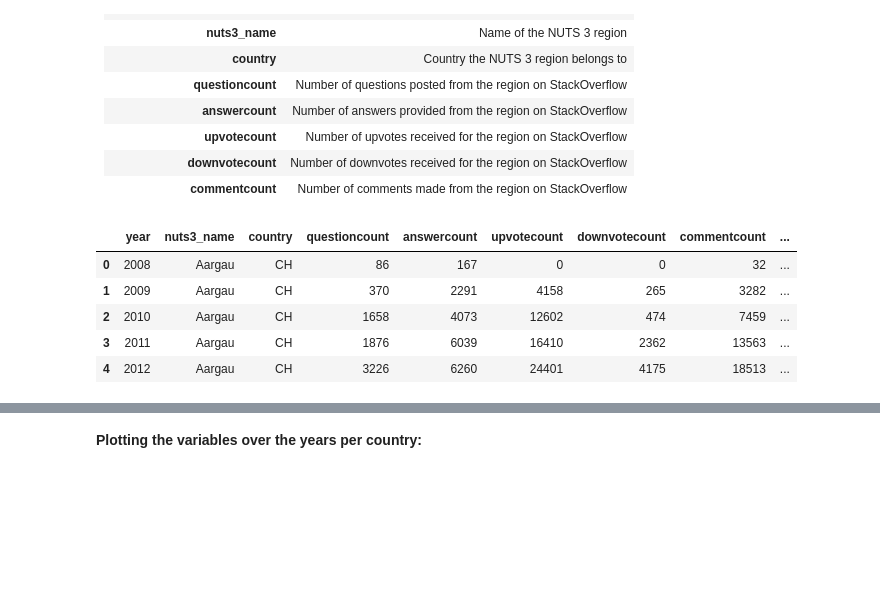
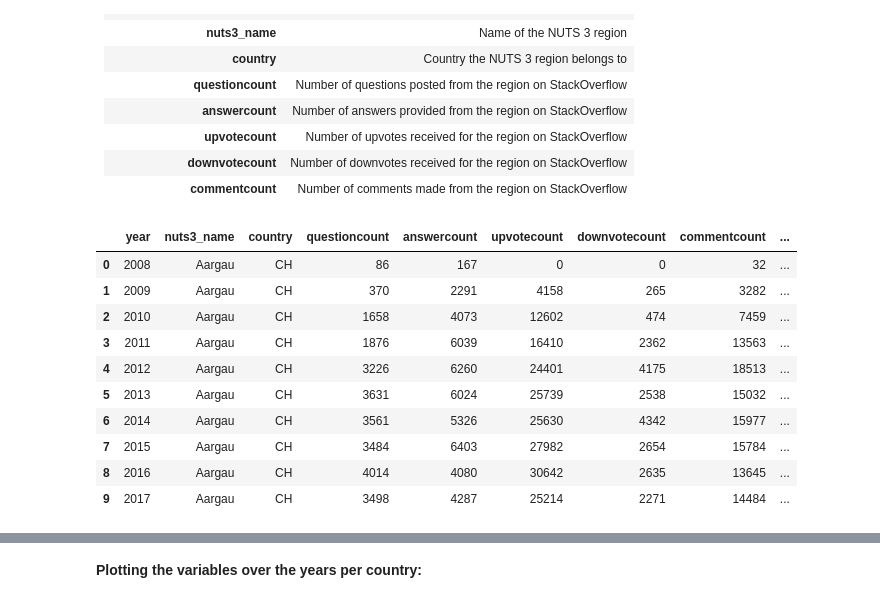
Before and after one commit to carferrom/Nova-SBE-Field-Lab, a Jupyter notebook: final_df_EDA.ipynb, the cells around one changed output, grey strips where cells are left out. Drawn from its saved outputs; the diff is of its cells as text; code cells hidden in the pictures; blank space fills up the shorter version.

```diff
--- a/final_df_EDA.ipynb
+++ b/final_df_EDA.ipynb
@@ -39,15 +39,20 @@ This is a list of the columns in our final dataset and the corresponding descrip
 # %%
 # Read the final datset
 final_df = pd.read_excel(r"FINAL_updated.xlsx")
 
-final_df.head()
+final_df.head(10)
 # %% [output]
 |  | year | nuts3_name | country | questioncount | answercount | upvotecount | downvotecount | commentcount | ... |
 | 0 | 2008 | Aargau | CH | 86 | 167 | 0 | 0 | 32 | ... |
 | 1 | 2009 | Aargau | CH | 370 | 2291 | 4158 | 265 | 3282 | ... |
 | 2 | 2010 | Aargau | CH | 1658 | 4073 | 12602 | 474 | 7459 | ... |
 | 3 | 2011 | Aargau | CH | 1876 | 6039 | 16410 | 2362 | 13563 | ... |
 | 4 | 2012 | Aargau | CH | 3226 | 6260 | 24401 | 4175 | 18513 | ... |
+| 5 | 2013 | Aargau | CH | 3631 | 6024 | 25739 | 2538 | 15032 | ... |
+| 6 | 2014 | Aargau | CH | 3561 | 5326 | 25630 | 4342 | 15977 | ... |
+| 7 | 2015 | Aargau | CH | 3484 | 6403 | 27982 | 2654 | 15784 | ... |
+| 8 | 2016 | Aargau | CH | 4014 | 4080 | 30642 | 2635 | 13645 | ... |
+| 9 | 2017 | Aargau | CH | 3498 | 4287 | 25214 | 2271 | 14484 | ... |
 # %%
 # Show the types of the columns
 final_df.dtypes
```
Also changed, not shown: parts of 6 cells of this notebook, 6 other files.
